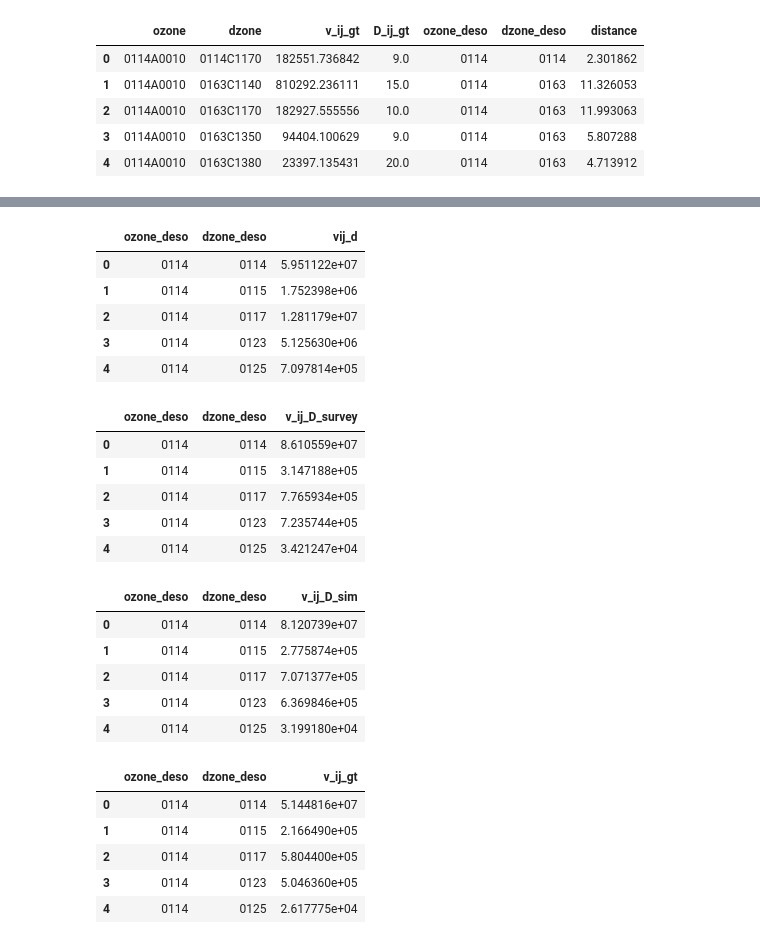
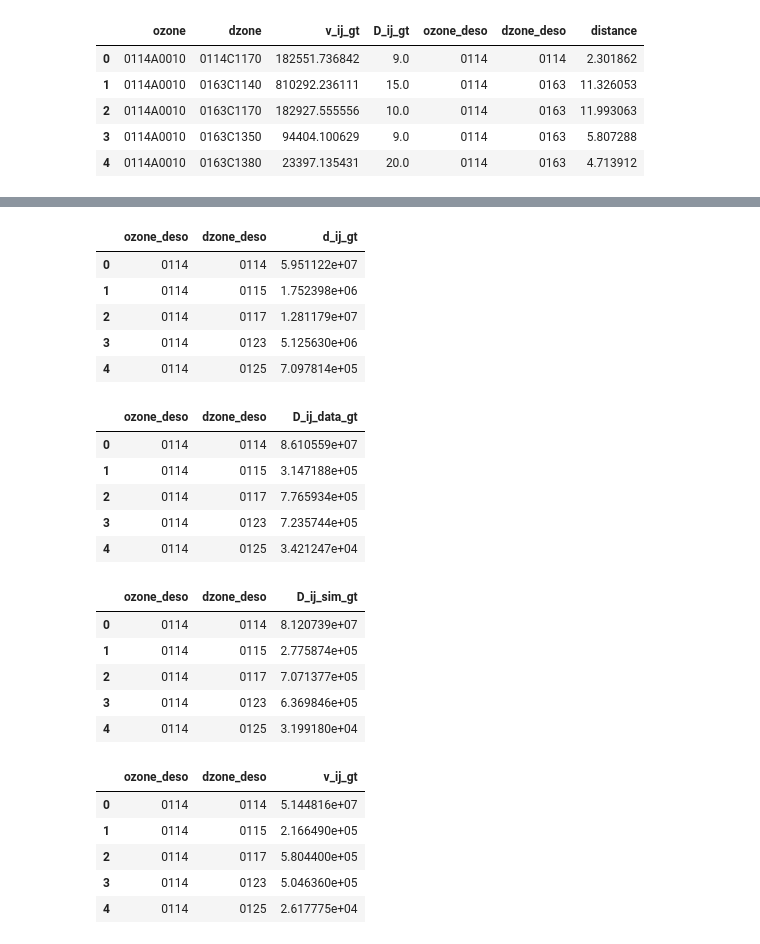
Before and after one commit to HaoCong1221/FlowsGeneration, a Jupyter notebook: src/Prepare_benchmark_dataframe.ipynb, the cells around one changed output, grey strips where cells are left out. Cells and saved outputs as stored; diff of their text form; code cells hidden in the pictures.

```diff
--- a/src/Prepare_benchmark_dataframe.ipynb
+++ b/src/Prepare_benchmark_dataframe.ipynb
@@ -80,9 +80,9 @@ data_sweden.odm.head()
 | 3 | 0114A0010 | 0163C1350 | 94404.100629 | 9.0 | 0114 | 0163 | 5.807288 |
 | 4 | 0114A0010 | 0163C1380 | 23397.135431 | 20.0 | 0114 | 0163 | 4.713912 |
 # %%
-data_sweden.odm.loc[:, 'vij_d'] = 0
-data_sweden.odm.loc[:, 'v_ij_D_survey'] = 0
-data_sweden.odm.loc[:, 'v_ij_D_sim'] = 0
+data_sweden.odm.loc[:, 'd_ij_gt'] = 0
+data_sweden.odm.loc[:, 'D_ij_data_gt'] = 0
+data_sweden.odm.loc[:, 'D_ij_sim_gt'] = 0
 # %%
 data_sweden.odm.head()
 # %% [output]
@@ -94,7 +94,7 @@ data_sweden.odm.head()
 | 4 | 0114A0010 | 0163C1380 | 23397.135431 | 20.0 | 0114 | 0163 | 4.713912 | 0 | 0 | ... |
 # %%
 for i in data_sweden.odm.index:
-    data_sweden.odm.loc[i, 'vij_d'] = data_sweden.odm.loc[i, 'v_ij_gt'] * data_sweden.odm.loc[i, 'distance']
+    data_sweden.odm.loc[i, 'd_ij_gt'] = data_sweden.odm.loc[i, 'v_ij_gt'] * data_sweden.odm.loc[i, 'distance']
 # %%
 df_data = pd.read_csv('../results/distance_ratio_data.csv')
 df_simulation = pd.read_csv('../results/distance_ratio_simulation.csv')
@@ -106,10 +106,10 @@ sp_data_simulation = scipy.interpolate.interp1d(df_simulation.loc[:, ['distance'
                                                 df_simulation.loc[:, ['ratio']].values.reshape(-1), bounds_error = False, fill_value = 1.5)
 # %%
 for i in data_sweden.odm.index:
-    data_sweden.odm.loc[i, 'v_ij_D_survey'] = data_sweden.odm.loc[i, 'v_ij_gt'] * sp_data_sweden(data_sweden.odm.loc[i, 'distance'])
+    data_sweden.odm.loc[i, 'D_ij_data_gt'] = data_sweden.odm.loc[i, 'v_ij_gt'] * sp_data_sweden(data_sweden.odm.loc[i, 'distance'])
 # %%
 for i in data_sweden.odm.index:
-    data_sweden.odm.loc[i, 'v_ij_D_sim'] = data_sweden.odm.loc[i, 'v_ij_gt'] * sp_data_simulation(data_sweden.odm.loc[i, 'distance'])
+    data_sweden.odm.loc[i, 'D_ij_sim_gt'] = data_sweden.odm.loc[i, 'v_ij_gt'] * sp_data_simulation(data_sweden.odm.loc[i, 'distance'])
 # %%
 data_sweden.odm.head()
 # %% [output]
@@ -120,30 +120,30 @@ data_sweden.odm.head()
 | 3 | 0114A0010 | 0163C1350 | 94404.100629 | 9.0 | 0114 | 0163 | 5.807288 | 5.482318e+05 | 1.431992e+05 | ... |
 | 4 | 0114A0010 | 0163C1380 | 23397.135431 | 20.0 | 0114 | 0163 | 4.713912 | 1.102920e+05 | 3.583662e+04 | ... |
 # %%
-travel_demand_d = data_sweden.odm.groupby(['ozone_deso', 'dzone_deso'])['vij_d'].sum().reset_index()
+travel_demand_d = data_sweden.odm.groupby(['ozone_deso', 'dzone_deso'])['d_ij_gt'].sum().reset_index()
 travel_demand_d.head()
 # %% [output]
-|  | ozone_deso | dzone_deso | vij_d |
+|  | ozone_deso | dzone_deso | d_ij_gt |
 | 0 | 0114 | 0114 | 5.951122e+07 |
 | 1 | 0114 | 0115 | 1.752398e+06 |
 | 2 | 0114 | 0117 | 1.281179e+07 |
 | 3 | 0114 | 0123 | 5.125630e+06 |
 | 4 | 0114 | 0125 | 7.097814e+05 |
 # %%
-travel_demand_D_survey = data_sweden.odm.groupby(['ozone_deso', 'dzone_deso'])['v_ij_D_survey'].sum().reset_index()
+travel_demand_D_survey = data_sweden.odm.groupby(['ozone_deso', 'dzone_deso'])['D_ij_data_gt'].sum().reset_index()
 travel_demand_D_survey.head()
 # %% [output]
-|  | ozone_deso | dzone_deso | v_ij_D_survey |
+|  | ozone_deso | dzone_deso | D_ij_data_gt |
 | 0 | 0114 | 0114 | 8.610559e+07 |
 | 1 | 0114 | 0115 | 3.147188e+05 |
 | 2 | 0114 | 0117 | 7.765934e+05 |
 | 3 | 0114 | 0123 | 7.235744e+05 |
 | 4 | 0114 | 0125 | 3.421247e+04 |
 # %%
-travel_demand_D_sim = data_sweden.odm.groupby(['ozone_deso', 'dzone_deso'])['v_ij_D_sim'].sum().reset_index()
+travel_demand_D_sim = data_sweden.odm.groupby(['ozone_deso', 'dzone_deso'])['D_ij_sim_gt'].sum().reset_index()
 travel_demand_D_sim.head()
 # %% [output]
-|  | ozone_deso | dzone_deso | v_ij_D_sim |
+|  | ozone_deso | dzone_deso | D_ij_sim_gt |
 | 0 | 0114 | 0114 | 8.120739e+07 |
 | 1 | 0114 | 0115 | 2.775874e+05 |
 | 2 | 0114 | 0117 | 7.071377e+05 |
```
Also changed, not shown: parts of 7 cells of this notebook, 4 other files.
